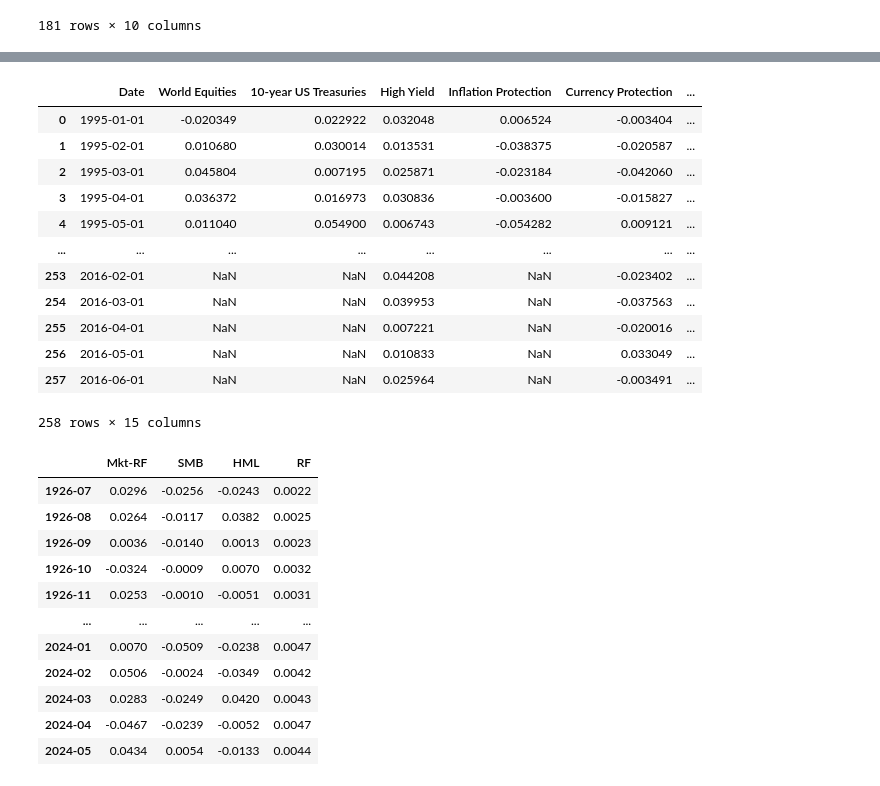
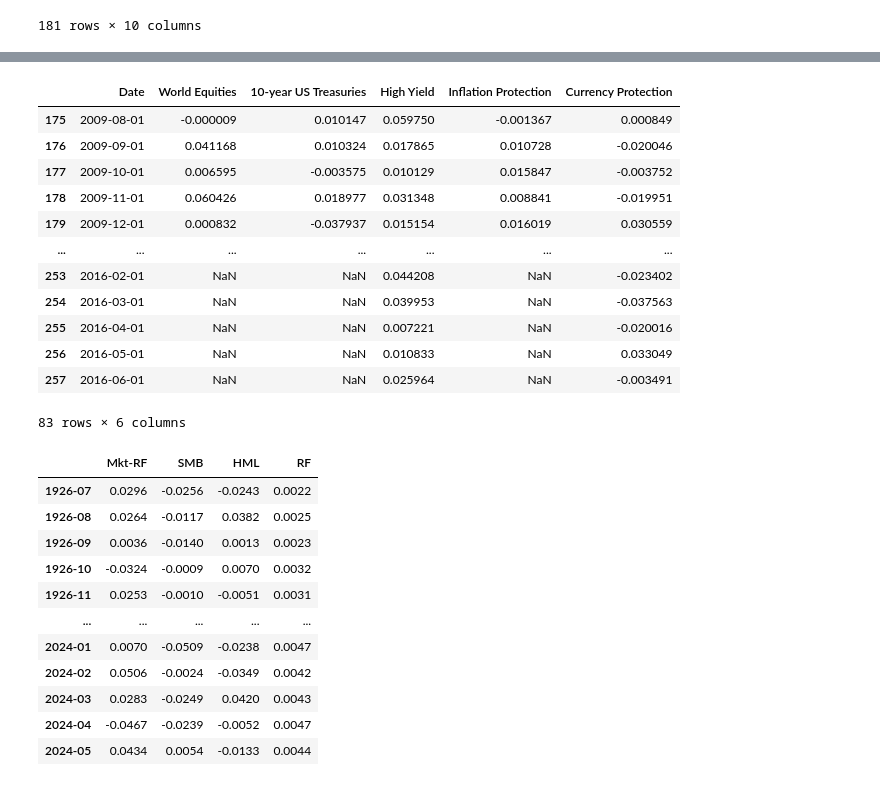
Before and after one commit to weiyuanoh/First-Workshop, a Jupyter notebook: ff_analysis.ipynb, the cells around one changed output, grey strips where cells are left out. Cells and saved outputs as stored; diff of their text form; code cells hidden in the pictures.

```diff
--- a/ff_analysis.ipynb
+++ b/ff_analysis.ipynb
@@ -42,19 +57,21 @@ enddate = '2019-08-12'
-# %%
-expvar = all_data
-# %% [output]
-|  | Date | World Equities | 10-year US Treasuries | High Yield | Inflation Protection | Currency Protection | ... |
-| 0 | 1995-01-01 | -0.020349 | 0.022922 | 0.032048 | 0.006524 | -0.003404 | ... |
-| 1 | 1995-02-01 | 0.010680 | 0.030014 | 0.013531 | -0.038375 | -0.020587 | ... |
-| 2 | 1995-03-01 | 0.045804 | 0.007195 | 0.025871 | -0.023184 | -0.042060 | ... |
-| 3 | 1995-04-01 | 0.036372 | 0.016973 | 0.030836 | -0.003600 | -0.015827 | ... |
-| 4 | 1995-05-01 | 0.011040 | 0.054900 | 0.006743 | -0.054282 | 0.009121 | ... |
-| ... | ... | ... | ... | ... | ... | ... | ... |
-| 253 | 2016-02-01 | NaN | NaN | 0.044208 | NaN | -0.023402 | ... |
-| 254 | 2016-03-01 | NaN | NaN | 0.039953 | NaN | -0.037563 | ... |
-| 255 | 2016-04-01 | NaN | NaN | 0.007221 | NaN | -0.020016 | ... |
-| 256 | 2016-05-01 | NaN | NaN | 0.010833 | NaN | 0.033049 | ... |
-| 257 | 2016-06-01 | NaN | NaN | 0.025964 | NaN | -0.003491 | ... |
-258 rows × 15 columns
+# %%
+expvar = all_data[ (all_data['Date'] <= enddate) & (all_data['Date'] >= startdate) ].copy()
+expvar = expvar[['Date']+ config.factorName]
+expvar
+# %% [output]
+|  | Date | World Equities | 10-year US Treasuries | High Yield | Inflation Protection | Currency Protection |
+| 175 | 2009-08-01 | -0.000009 | 0.010147 | 0.059750 | -0.001367 | 0.000849 |
+| 176 | 2009-09-01 | 0.041168 | 0.010324 | 0.017865 | 0.010728 | -0.020046 |
+| 177 | 2009-10-01 | 0.006595 | -0.003575 | 0.010129 | 0.015847 | -0.003752 |
+| 178 | 2009-11-01 | 0.060426 | 0.018977 | 0.031348 | 0.008841 | -0.019951 |
+| 179 | 2009-12-01 | 0.000832 | -0.037937 | 0.015154 | 0.016019 | 0.030559 |
+| ... | ... | ... | ... | ... | ... | ... |
+| 253 | 2016-02-01 | NaN | NaN | 0.044208 | NaN | -0.023402 |
+| 254 | 2016-03-01 | NaN | NaN | 0.039953 | NaN | -0.037563 |
+| 255 | 2016-04-01 | NaN | NaN | 0.007221 | NaN | -0.020016 |
+| 256 | 2016-05-01 | NaN | NaN | 0.010833 | NaN | 0.033049 |
+| 257 | 2016-06-01 | NaN | NaN | 0.025964 | NaN | -0.003491 |
+83 rows × 6 columns
 # %%
 ff = erk.get_fff_returns()
 ff
```
Also changed, not shown: parts of 4 cells of this notebook, 8 other files.
